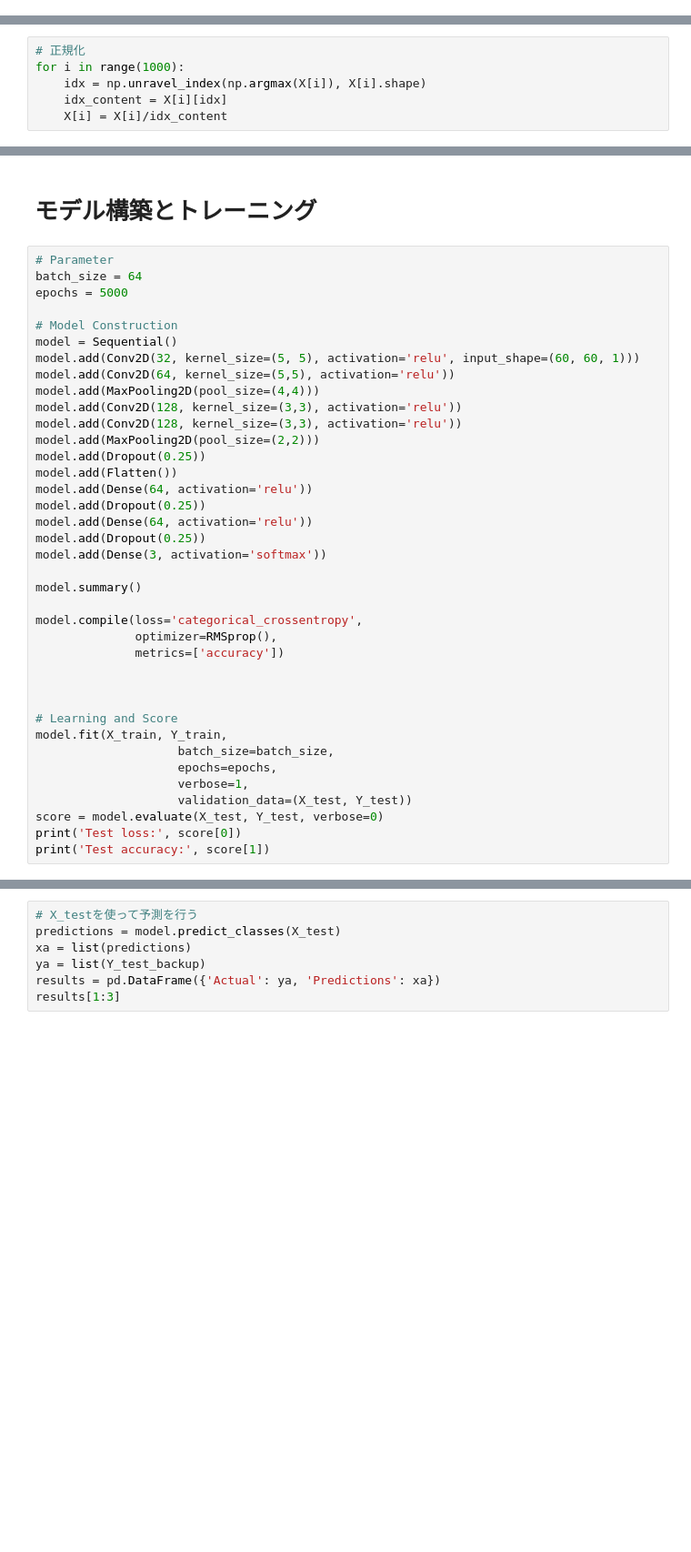
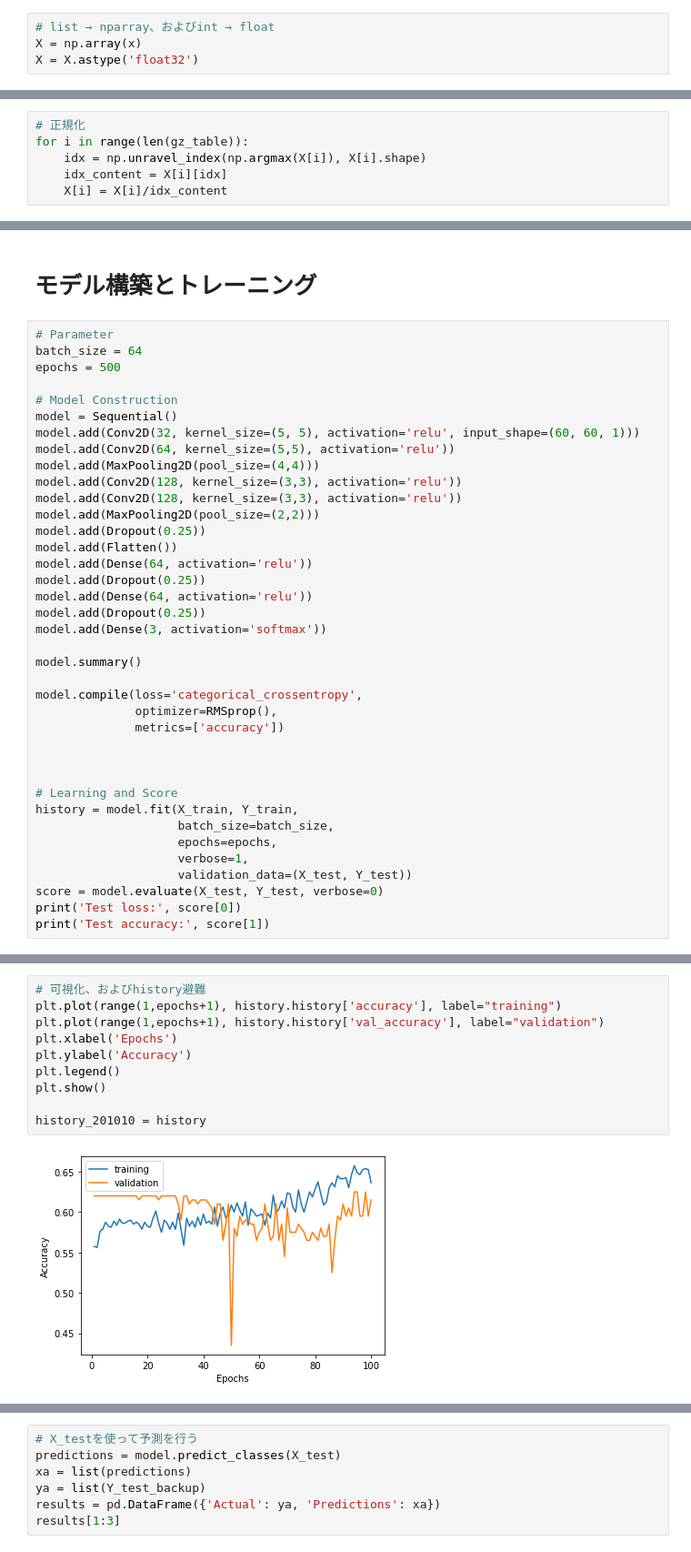
Before and after one commit to bonu-kun/cnn_galaxy, a Jupyter notebook: cnn_galaxy.ipynb, the cells around one changed output, grey strips where cells are left out. Shown at 91% size. Cells and saved outputs as stored; diff of their text form; blank space fills up the shorter version.

Commit message:
201010 正規化の修正, 100 epochで回した, 可視化した
300epochで回しているため、学校いったらチェック

```diff
--- a/cnn_galaxy.ipynb
+++ b/cnn_galaxy.ipynb
@@ -116,0 +127,4 @@ X = np.array(x)
+# %%
+# list → nparray、およびint → float
+X = np.array(x)
+X = X.astype('float32')
@@ -117,6 +143,6 @@ X = np.array(x)
 # %%
 # 正規化
-for i in range(1000):
+for i in range(len(gz_table)):
     idx = np.unravel_index(np.argmax(X[i]), X[i].shape)
     idx_content = X[i][idx]
     X[i] = X[i]/idx_content
@@ -158,7 +180,7 @@ AttributeError: 'numpy.ndarray' object has no attribute 'type'
 # %%
 # Parameter
 batch_size = 64
-epochs = 5000
+epochs = 500
 
 # Model Construction
 model = Sequential()
@@ -185,7 +207,7 @@ model.compile(loss='categorical_crossentropy',
 
 
 # Learning and Score
-model.fit(X_train, Y_train,
+history = model.fit(X_train, Y_train,
                     batch_size=batch_size,
                     epochs=epochs,
                     verbose=1,
@@ -214 +236,13 @@ Epoch 2715/5000
+# %%
+# 可視化、およびhistory避難
+plt.plot(range(1,epochs+1), history.history['accuracy'], label="training")
+plt.plot(range(1,epochs+1), history.history['val_accuracy'], label="validation")
+plt.xlabel('Epochs')
+plt.ylabel('Accuracy')
+plt.legend()
+plt.show()
+
+history_201010 = history
+# %% [output]
+[figure, added]
 # %%
```
Also changed, not shown: parts of 6 cells of this notebook, 2 other files.
